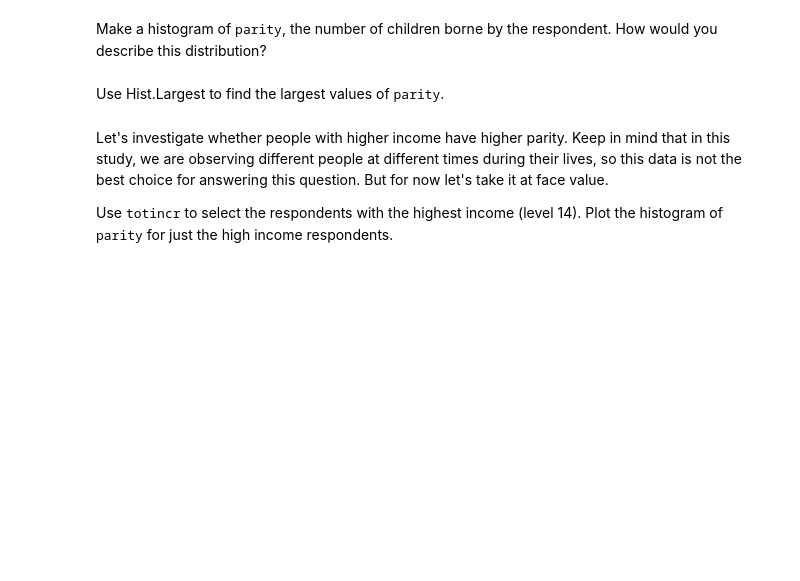
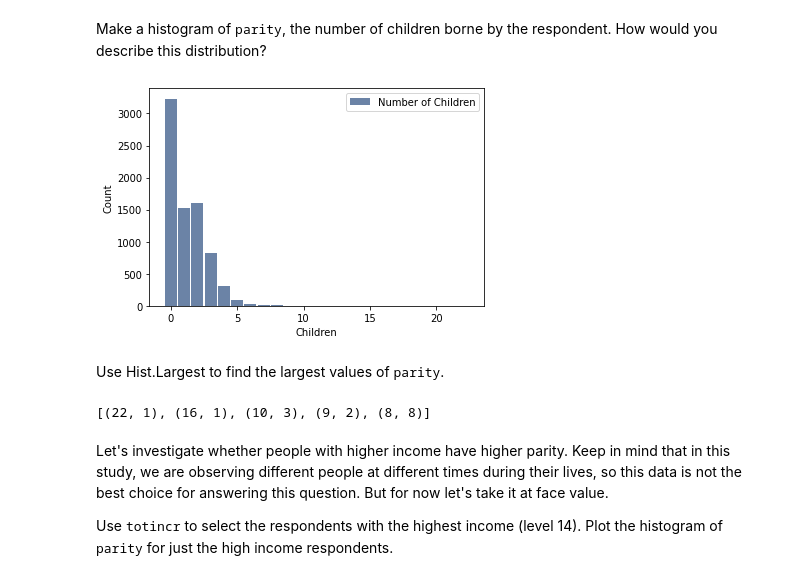
Before and after one commit to jamestheengineer/think-stats, a Jupyter notebook: python/chap02ex.ipynb, the cells around one changed output. Saved outputs shown, nothing was run; the diff lists cells and outputs as text; code cells hidden in the pictures; blank space fills up the shorter version.

```diff
--- a/python/chap02ex.ipynb
+++ b/python/chap02ex.ipynb
@@ -296,7 +311,17 @@ Make a histogram of <tt>parity</tt>, the number of children borne by the respond
+# %%
+# Solution goes here
+hist = thinkstats2.Hist(resp.parity, label='Number of Children')
+thinkplot.Hist(hist)
+thinkplot.Config(xlabel='Children', ylabel='Count')
+# %% [output]
+[figure, added]
 # %% [markdown]
 Use Hist.Largest to find the largest values of <tt>parity</tt>.
 # %%
 # Solution goes here
+hist.Largest(5)
+# %% [output]
+[(22, 1), (16, 1), (10, 3), (9, 2), (8, 8)]
 # %% [markdown]
 Let's investigate whether people with higher income have higher parity.  Keep in mind that in this study, we are observing different people at different times during their lives, so this data is not the best choice for answering this question.  But for now let's take it at face value.
 
```
Also changed, not shown: parts of 14 cells of this notebook.
